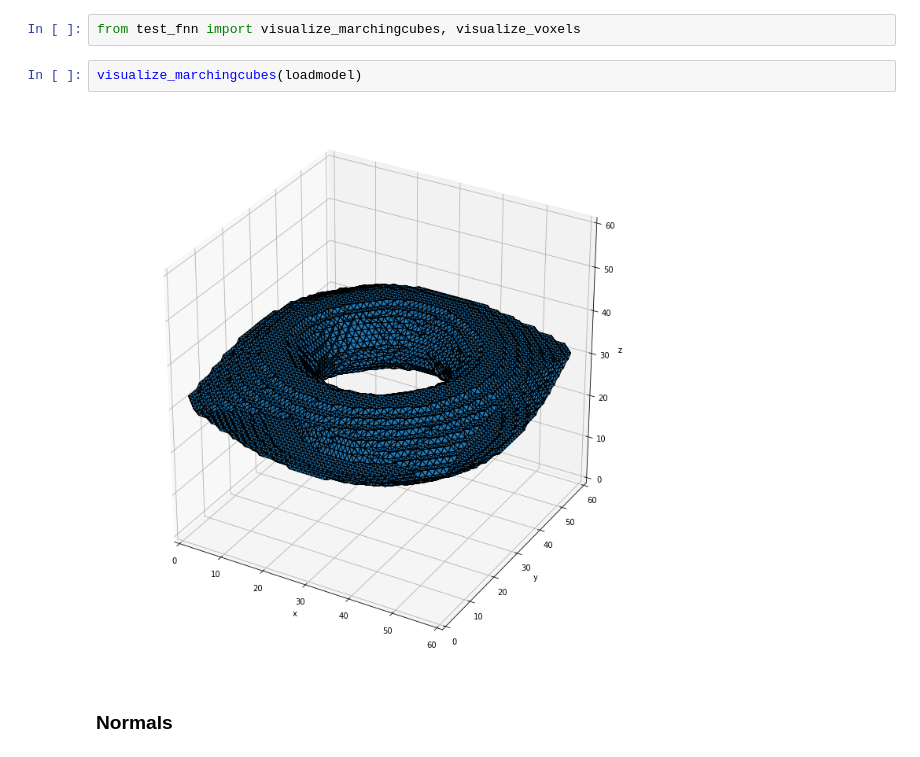
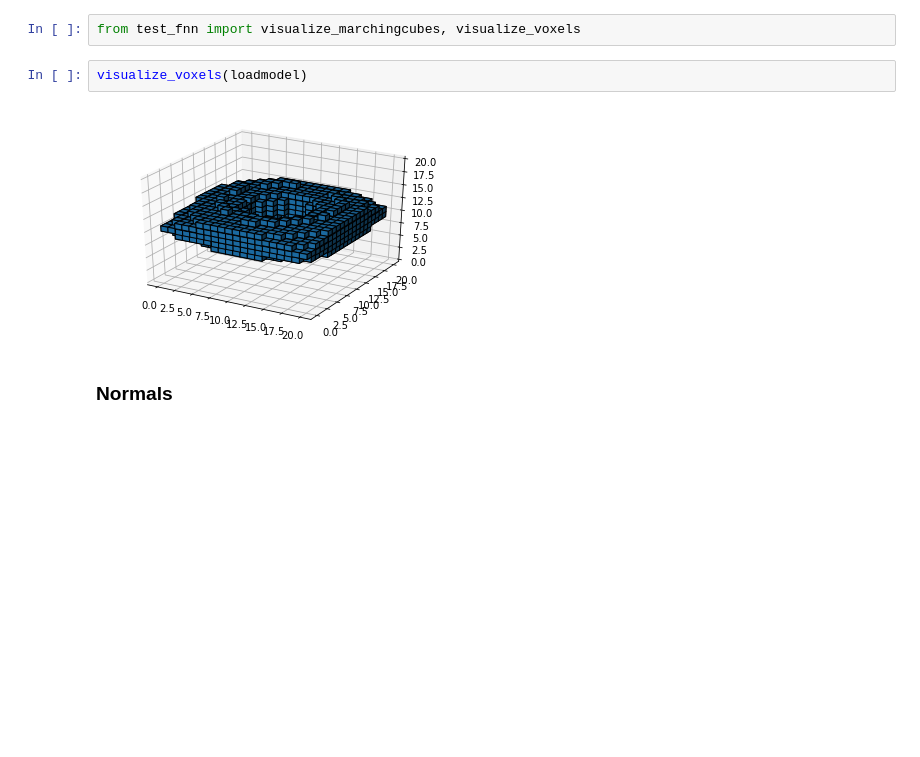
Before and after one commit to ivanpuhachov/mydeepsdf, a Jupyter notebook: demo.ipynb, the cells around one changed output. Drawn from its saved outputs; the diff is of its cells as text; blank space fills up the shorter version.

```diff
--- a/demo.ipynb
+++ b/demo.ipynb
@@ -172,9 +172,9 @@ loadmodel.load_state_dict(torch.load("torusSDF-512.pt"))
 # %%
 from test_fnn import visualize_marchingcubes, visualize_voxels
 # %%
-visualize_marchingcubes(loadmodel)
+visualize_voxels(loadmodel)
 # %% [output]
-[figure, old version]
+[figure, new version]
 # %% [markdown]
 ### Normals
 # %%
```
Also changed, not shown: parts of 5 cells of this notebook, 2 other files.
